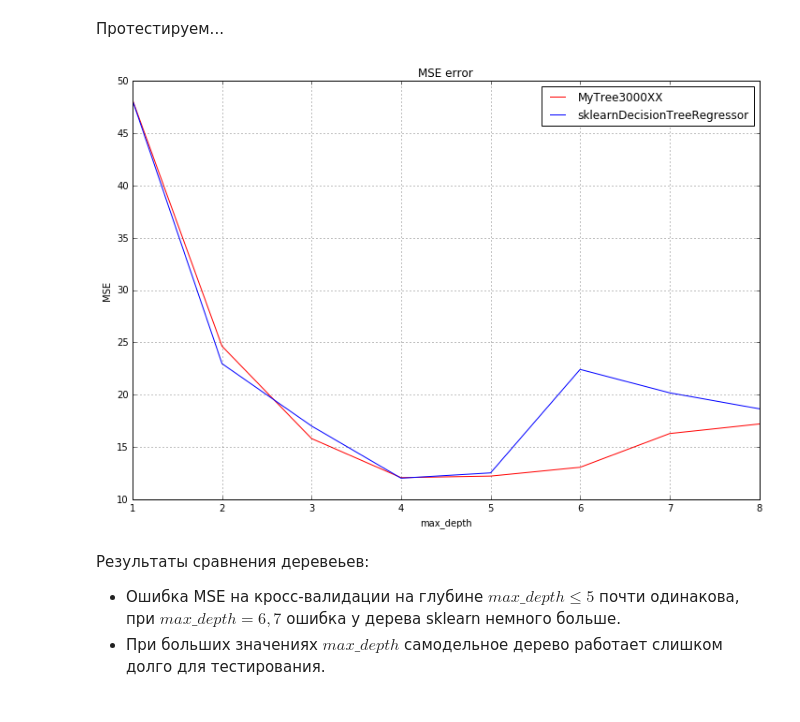
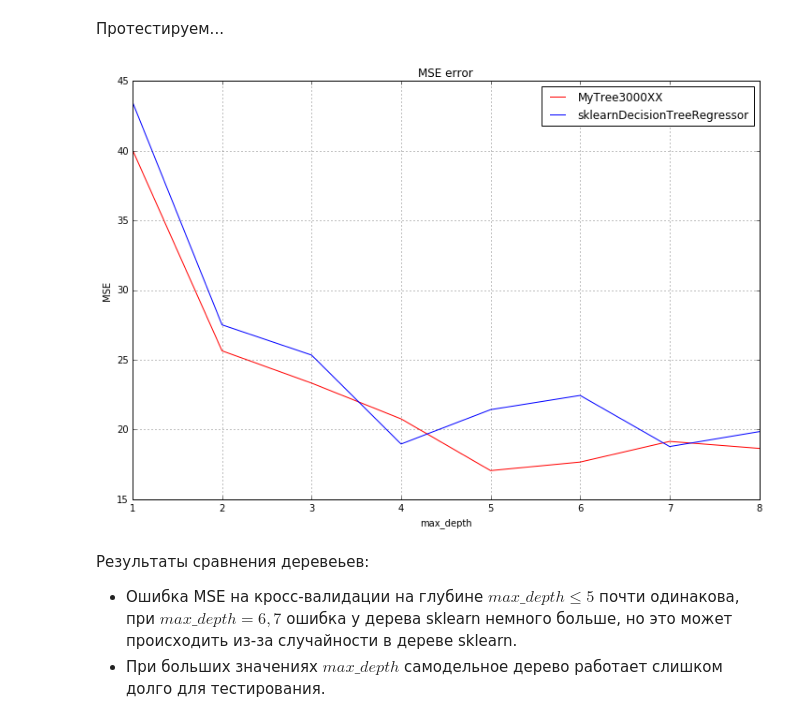
Before and after one commit to ale3otik/ML_MIPT_2017, a Jupyter notebook: home_work/hw_2/task3_DecisionTree.ipynb, the cells around one changed output. Saved outputs shown, nothing was run; the diff lists cells and outputs as text; code cells hidden in the pictures.

```diff
--- a/home_work/hw_2/task3_DecisionTree.ipynb
+++ b/home_work/hw_2/task3_DecisionTree.ipynb
@@ -1,22 +1,23 @@
 # %%
 import numpy as np
+from sklearn import metrics
 class DecisionTree:
     def __init__(self,depth_limit=5):
         self.depth_limit = depth_limit
-        self.childs = [] # tree structure, cointains indices of nodes
+        self.children = [] # tree structure, cointains indices of nodes
         self.feature_index = [] # index of feature using in splitting
         self.feature_bound = [] # boundary value of current feature for node
         self.leaf_target = [] # answer for leaf
 
     def _append_nodes(self,quantity):
         for i in range(quantity):
-            self.childs.append([])
+            self.children.append([])
             self.feature_index.append(-1)
             self.feature_bound.append(-1)
             self.leaf_target.append(-1)
 
     def _is_leaf(self, index) :
-        if len(self.childs[index]) == 0:
+        if len(self.children[index]) == 0:
             return True
         return False
 
@@ -35,7 +36,7 @@ class DecisionTree:
                 bound_position = i
                 break
 
-        #make split and calc MSE in childs
+        #make split and calc MSE in
         left_target = sorted_data[:bound_position][:,-1]
         right_target = sorted_data[bound_position:][:,-1]
         HL = np.var(left_target)
@@ -89,10 +90,10 @@ class DecisionTree:
             self.leaf_target[node_id] = np.mean(self.train_data[l_index:r_index][:,-1])
             return
 
-        child_l = len(self.childs)
+        child_l = len(self.children)
         child_r = child_l + 1
         self._append_nodes(2)
-        self.childs[node_id] = [child_l,child_r]
+        self.children[node_id] = [child_l,child_r]
         self.feature_index[node_id] = best_f_index
         self.feature_bound[node_id] = best_bound
 
@@ -129,10 +130,10 @@ class DecisionTree:
         test_value = test_features[feature_id]
         if test_value <= bound:
             #go down to the LEFT child
-            return self._find(self.childs[node_id][0],test_features)
+            return self._find(self.children[node_id][0],test_features)
         else :
             #go down to the RIGHT child
-            return self._find(self.childs[node_id][1],test_features)
+            return self._find(self.children[node_id][1],test_features)
 
     def predict(self,test_features):
         return [self._find(0,feature) for feature in test_features]
@@ -150,33 +152,33 @@ target = boston['target']
 train_data, test_data, train_labels, test_labels = cross_validation.train_test_split(features, target,
                                                                                      test_size = 0.25)
 # %%
-my_var = []
-classic_var = []
+my_mse = []
+sklearn_mse = []
 for n in range(1,9):
     myTree = DecisionTree(depth_limit=n)
     myTree.fit(train_data,train_labels)
-    res = myTree.predict(test_data) - test_labels
-    my_var.append(np.var(res))
+    res = myTree.predict(test_data)
+    my_mse.append(metrics.mean_squared_error(res,test_labels))
 
-    T = tree.DecisionTreeRegressor(max_depth=n)
+    T = tree.DecisionTreeRegressor(max_depth=n,random_state=2281488)
     T.fit(train_data,train_labels)
-    res2 = T.predict(test_data) - test_labels
-    classic_var.append(np.var(res2))
+    res2 = T.predict(test_data)
+    sklearn_mse.append(metrics.mean_squared_error(res2,test_labels))
 # %%
 X = np.arange(1,9)
 plt.figure(figsize=(12,8))
 plt.grid(True)
 plt.title('MSE error')
-plt.plot(X,my_var,color='red',label='MyTree3000XX')
-plt.plot(X,classic_var,color='blue',label='sklearnDecisionTreeRegressor')
+plt.plot(X,my_mse,color='red',label='MyTree3000XX')
+plt.plot(X,sklearn_mse,color='blue',label='sklearnDecisionTreeRegressor')
 plt.xlabel('max_depth')
 plt.ylabel('MSE')
 plt.legend(loc='best')
 plt.show()
 # %% [output]
-[figure, old version]
+[figure, new version]
 # %% [markdown]
 Результаты сравнения деревеьев:
 
- - Ошибка MSE на кросс-валидации на глубине $max\_depth \leq 5$ почти одинакова, при $max\_depth = 6,7$ ошибка у дерева sklearn немного больше.
+ - Ошибка MSE на кросс-валидации на глубине $max\_depth \leq 5$ почти одинакова, при $max\_depth = 6,7$ ошибка у дерева sklearn немного больше, но это может происходить из-за случайности в дереве sklearn.
  - При больших значениях $max\_depth$ самодельное дерево работает слишком долго для тестирования.
```
Also changed, not shown: parts of 1 cell of this notebook, 2 other files.
